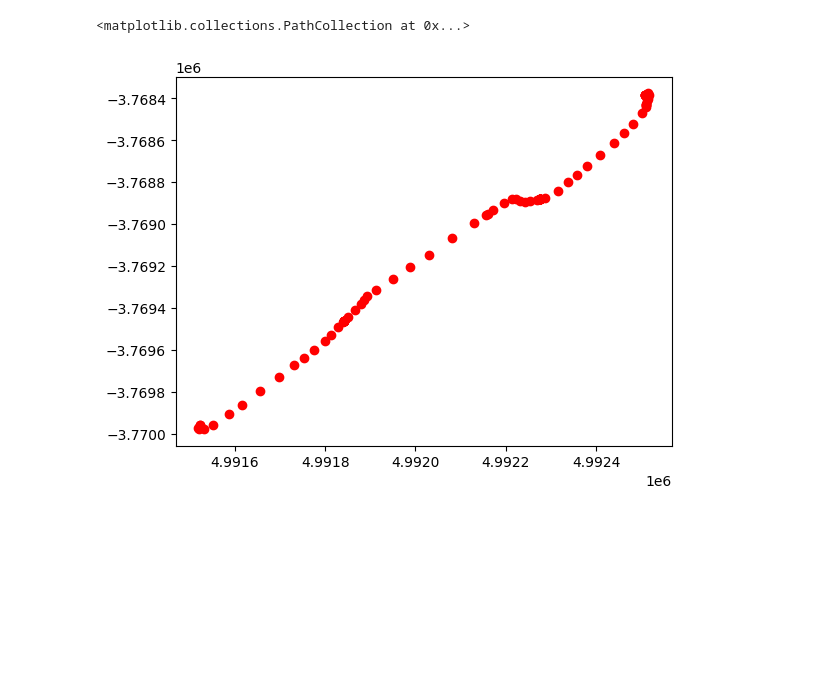
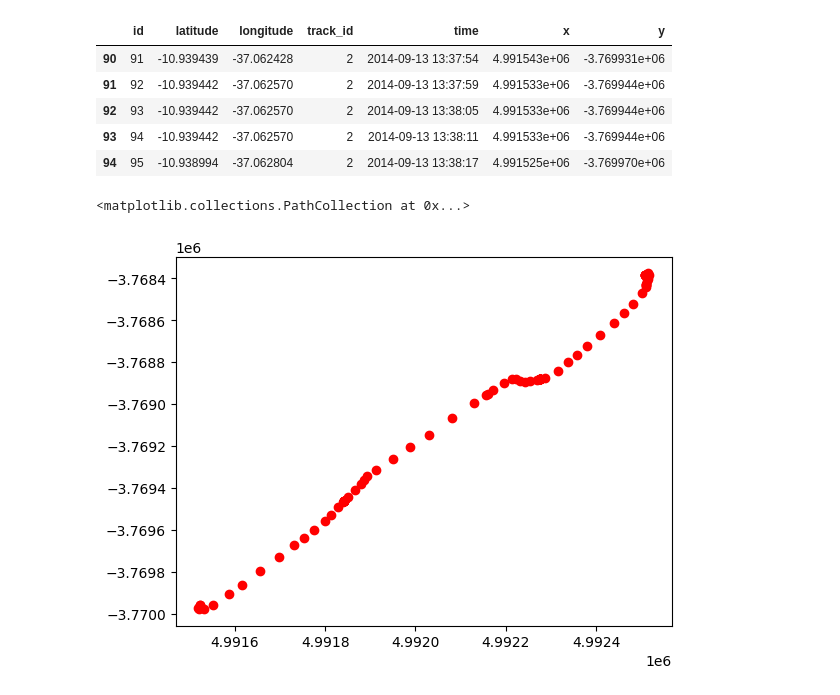
Before and after one commit to bryaanabraham/Wandering_Guardian, a Jupyter notebook: Curve_fitting/Sample Curve Fitting.ipynb, the cells around one changed output. Cells and saved outputs as stored; diff of their text form; code cells hidden in the pictures; blank space fills up the shorter version.

```diff
--- a/Curve_fitting/Sample Curve Fitting.ipynb
+++ b/Curve_fitting/Sample Curve Fitting.ipynb
@@ -58 +80,10 @@ df.head(100)
+# %%
+df1.head()
+# %% [output]
+|  | id | latitude | longitude | track_id | time | x | y |
+| 90 | 91 | -10.939439 | -37.062428 | 2 | 2014-09-13 13:37:54 | 4.991543e+06 | -3.769931e+06 |
+| 91 | 92 | -10.939442 | -37.062570 | 2 | 2014-09-13 13:37:59 | 4.991533e+06 | -3.769944e+06 |
+| 92 | 93 | -10.939442 | -37.062570 | 2 | 2014-09-13 13:38:05 | 4.991533e+06 | -3.769944e+06 |
+| 93 | 94 | -10.939442 | -37.062570 | 2 | 2014-09-13 13:38:11 | 4.991533e+06 | -3.769944e+06 |
+| 94 | 95 | -10.938994 | -37.062804 | 2 | 2014-09-13 13:38:17 | 4.991525e+06 | -3.769970e+06 |
 # %%
```
Also changed, not shown: parts of 13 cells of this notebook.
